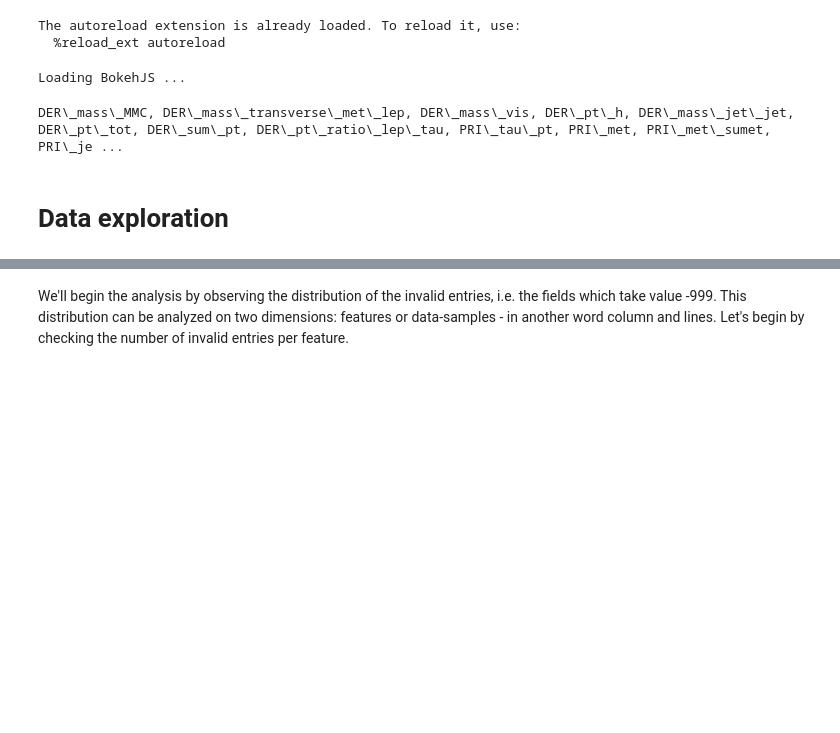
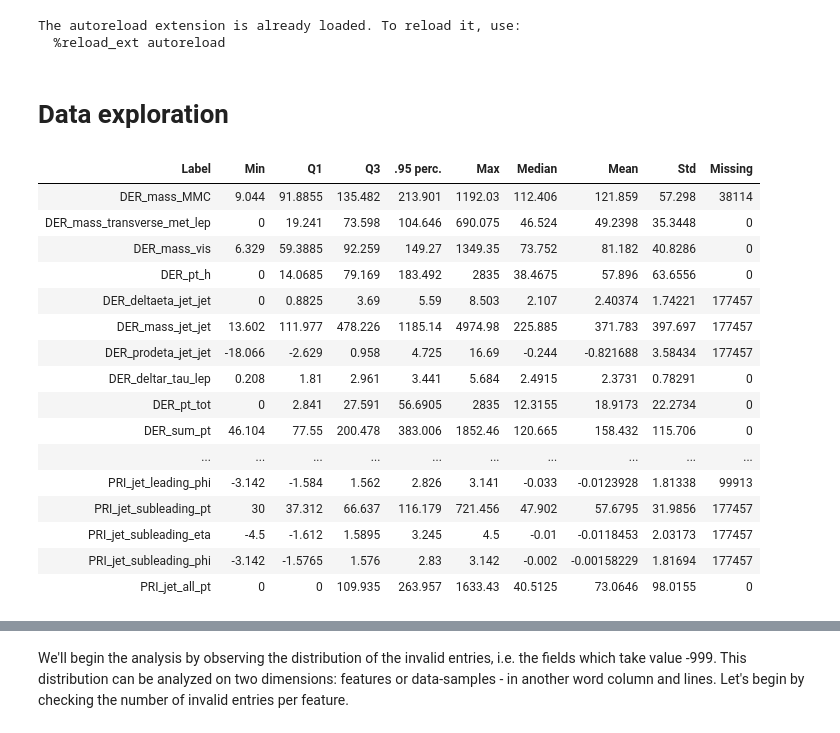
Before and after one commit to inverniz/ML_project, a Jupyter notebook: scripts/Exploratory Data Analysis.ipynb, the cells around one changed output, grey strips where cells are left out. Saved outputs shown, nothing was run; the diff lists cells and outputs as text; code cells hidden in the pictures; blank space fills up the shorter version.

```diff
--- a/scripts/Exploratory Data Analysis.ipynb
+++ b/scripts/Exploratory Data Analysis.ipynb
@@ -6,11 +6,9 @@ import numpy as np
 import matplotlib.pyplot as plt
 %matplotlib inline
 import seaborn as sns
+from IPython.display import HTML, display
+import tabulate
 
-from bokeh.plotting import figure, output_notebook,show, ColumnDataSource
-from bokeh.layouts import widgetbox
-from bokeh.models.widgets import DataTable, NumberFormatter, TableColumn
-output_notebook()
 from collections import defaultdict
 from k_fold import cross_validation
 from proj1_helpers import *
@@ -22,39 +20,46 @@ warnings.simplefilter(action='ignore', category=FutureWarning)
 # %% [output]
 The autoreload extension is already loaded. To reload it, use:
   %reload_ext autoreload
-Loading BokehJS ...
 # %%
 y, x, ids = load_csv_data('data/train.csv')
 labels = np.array(np.genfromtxt('data/train.csv', delimiter=",", names=True).dtype.names[2:])
 n = x.shape[0]
 dimensionality = x.shape[1]
-# %%
-for name in labels[[0, 1, 2, 3, 5, 8, 9, 10, 13, 19, 21, 23, 26, 29]]:
-    print(name.replace('_', '\_'), end=', ')
-# %% [output]
-DER\_mass\_MMC, DER\_mass\_transverse\_met\_lep, DER\_mass\_vis, DER\_pt\_h, DER\_mass\_jet\_jet, DER\_pt\_tot, DER\_sum\_pt, DER\_pt\_ratio\_lep\_tau, PRI\_tau\_pt, PRI\_met, PRI\_met\_sumet, PRI\_je ...
 # %% [markdown]
 # Data exploration
 # %%
 def describe(x, labels):
     data = x.copy()
     data[data==-999] = np.nan
     data = {
         'Label':labels,
         'Min':np.nanmin(data,axis=0),
         'Q1':np.nanpercentile(data, 25, interpolation='midpoint', axis=0),
         'Q3':np.nanpercentile(data, 75, interpolation='midpoint', axis=0),
         '.95 perc.':np.nanpercentile(data, 95, interpolation='midpoint', axis=0),
         'Max':np.nanmax(data,axis=0),
         'Median':np.nanmedian(data,axis=0),
         'Mean':np.nanmean(data,axis=0),
         'Std':np.nanstd(data,axis=0),
         'Missing': np.sum(np.isnan(data),axis=0)
     }
-    numberFormatter =  NumberFormatter(format='0.000')
-    source = ColumnDataSource(data)
-    label_colum = TableColumn(field='Label', title='Label', width=150)
-    columns = [label_colum] + [TableColumn(field=label, title=label, formatter=numberFormatter, width=100)\
-                for label in [k for k in data.keys() if k != 'Label']]
-    data_table = DataTable(source=source, columns=columns, width=900, height = 800)
-    show(widgetbox(data_table, sizing_mode = 'scale_both'))
+    display(HTML(tabulate.tabulate(data,headers="keys", tablefmt='html')))
+describe(x,labels)
+# %% [output]
+| Label | Min | Q1 | Q3 | .95 perc. | Max | Median | Mean | Std | Missing |
+| DER_mass_MMC | 9.044 | 91.8855 | 135.482 | 213.901 | 1192.03 | 112.406 | 121.859 | 57.298 | 38114 |
+| DER_mass_transverse_met_lep | 0 | 19.241 | 73.598 | 104.646 | 690.075 | 46.524 | 49.2398 | 35.3448 | 0 |
+| DER_mass_vis | 6.329 | 59.3885 | 92.259 | 149.27 | 1349.35 | 73.752 | 81.182 | 40.8286 | 0 |
+| DER_pt_h | 0 | 14.0685 | 79.169 | 183.492 | 2835 | 38.4675 | 57.896 | 63.6556 | 0 |
+| DER_deltaeta_jet_jet | 0 | 0.8825 | 3.69 | 5.59 | 8.503 | 2.107 | 2.40374 | 1.74221 | 177457 |
+| DER_mass_jet_jet | 13.602 | 111.977 | 478.226 | 1185.14 | 4974.98 | 225.885 | 371.783 | 397.697 | 177457 |
+| DER_prodeta_jet_jet | -18.066 | -2.629 | 0.958 | 4.725 | 16.69 | -0.244 | -0.821688 | 3.58434 | 177457 |
+| DER_deltar_tau_lep | 0.208 | 1.81 | 2.961 | 3.441 | 5.684 | 2.4915 | 2.3731 | 0.78291 | 0 |
+| DER_pt_tot | 0 | 2.841 | 27.591 | 56.6905 | 2835 | 12.3155 | 18.9173 | 22.2734 | 0 |
+| DER_sum_pt | 46.104 | 77.55 | 200.478 | 383.006 | 1852.46 | 120.665 | 158.432 | 115.706 | 0 |
+| ... | ... | ... | ... | ... | ... | ... | ... | ... | ... |
+| PRI_jet_leading_phi | -3.142 | -1.584 | 1.562 | 2.826 | 3.141 | -0.033 | -0.0123928 | 1.81338 | 99913 |
+| PRI_jet_subleading_pt | 30 | 37.312 | 66.637 | 116.179 | 721.456 | 47.902 | 57.6795 | 31.9856 | 177457 |
+| PRI_jet_subleading_eta | -4.5 | -1.612 | 1.5895 | 3.245 | 4.5 | -0.01 | -0.0118453 | 2.03173 | 177457 |
+| PRI_jet_subleading_phi | -3.142 | -1.5765 | 1.576 | 2.83 | 3.142 | -0.002 | -0.00158229 | 1.81694 | 177457 |
+| PRI_jet_all_pt | 0 | 0 | 109.935 | 263.957 | 1633.43 | 40.5125 | 73.0646 | 98.0155 | 0 |
```
Also changed, not shown: parts of 8 cells of this notebook, 10 other files.
